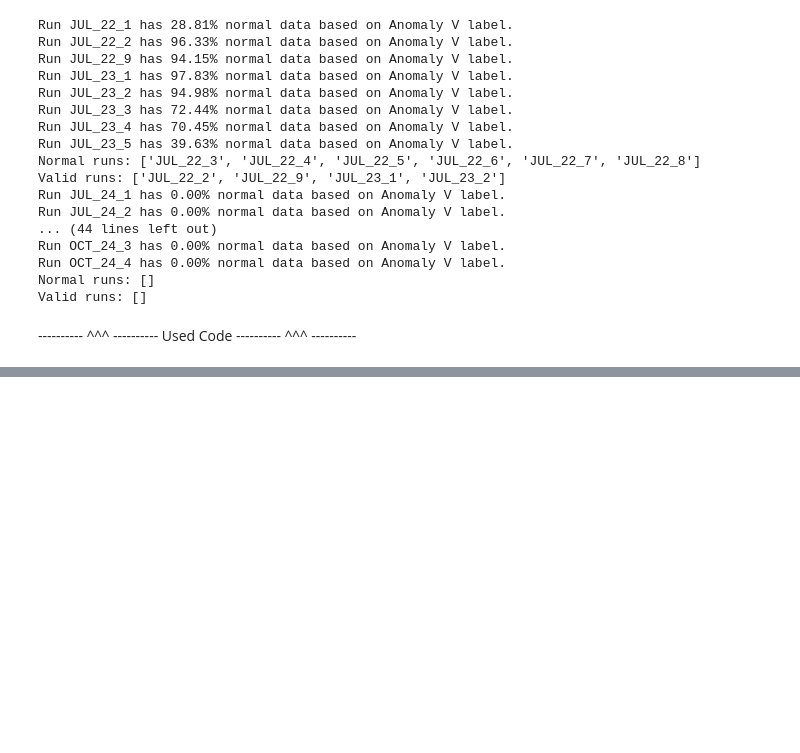
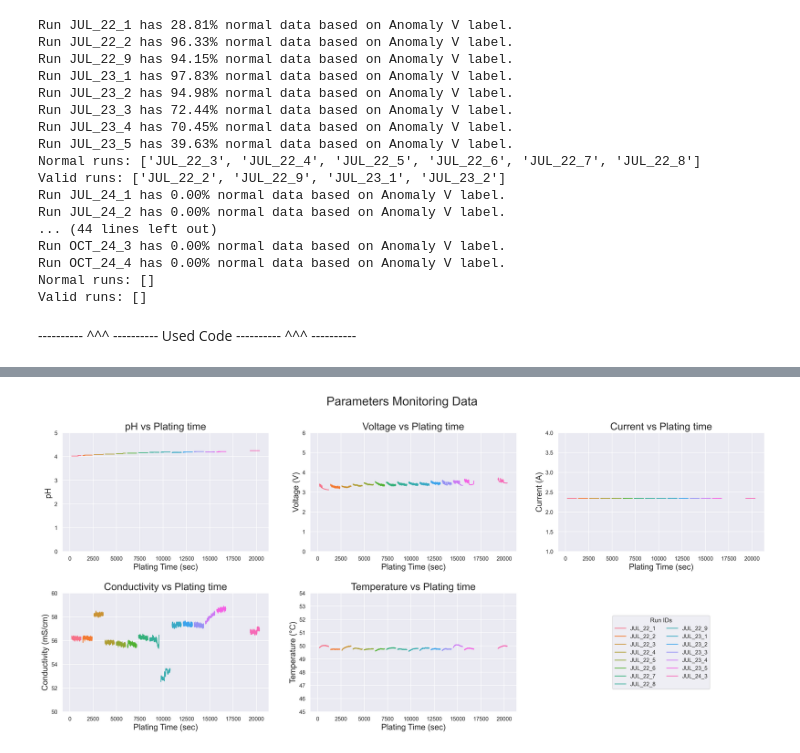
Before and after one commit to Bank7656/PlateMon_data_analytics, a Jupyter notebook: Data.ipynb, the cells around one changed output, grey strips where cells are left out. Drawn from its saved outputs; the diff is of its cells as text; code cells hidden in the pictures; blank space fills up the shorter version.

Commit message:
Update Data Processing Code & Add New Clean Data Files

```diff
--- a/Data.ipynb
+++ b/Data.ipynb
@@ -247,0 +219,11 @@ resampled_df
+# %%
+filter_id = ['JUL_22_1','JUL_22_2', 'JUL_22_3', 'JUL_22_4', 'JUL_22_5', 'JUL_22_6','JUL_22_7', 'JUL_22_8', 'JUL_22_9',
+			  'JUL_23_1', 'JUL_23_2', 'JUL_23_3', 'JUL_23_4', 'JUL_23_5', 'JUL_24_3']
+Filter_df = pd.DataFrame()
+
+for run in filter_id:
+    df = combined_df[combined_df['run_id']==run]
+    df = df.iloc[100:, :]
+    Filter_df = pd.concat([Filter_df, df], ignore_index=True, axis=0 )
+
+Filter_df
@@ -247,0 +244,17 @@ resampled_df
+# %%
+PARAMS = {
+	# Default P' TJ
+	# 'pH': [2, 5],
+	# 'voltage': [0, 5],
+	# Need to change due to the platinum anode cause lower pH and higher voltage
+	'pH': [0, 5],
+	'voltage': [0, 6],
+	'current': [1, 4],
+	# 'conductivity': [48, 70],
+	'conductivity': [50, 60],
+	'temperature': [45, 54]
+}
+
+plot_all_params(Filter_df, filter_id, PARAMS)
+# %% [output]
+[figure, added]
```
Also changed, not shown: parts of 6 cells of this notebook, 4 other files.
